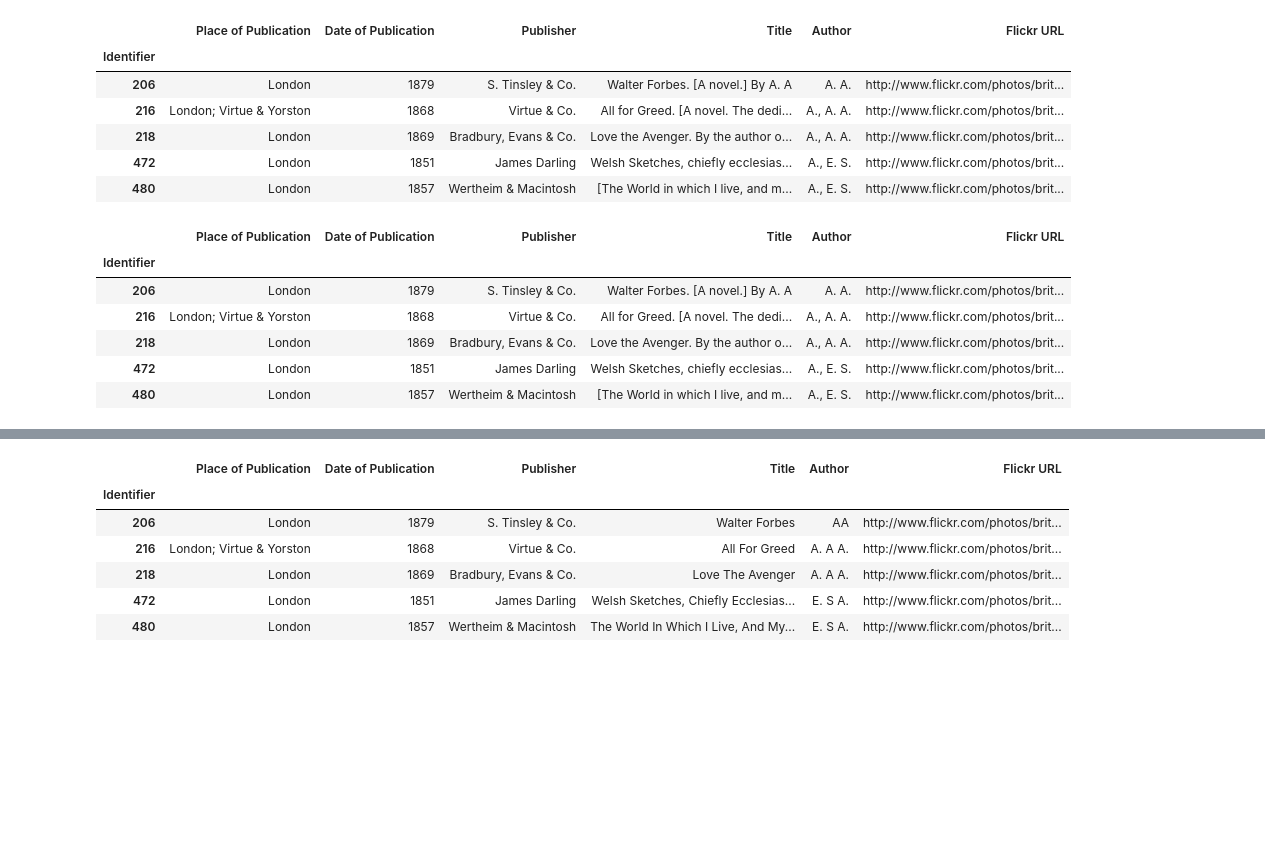
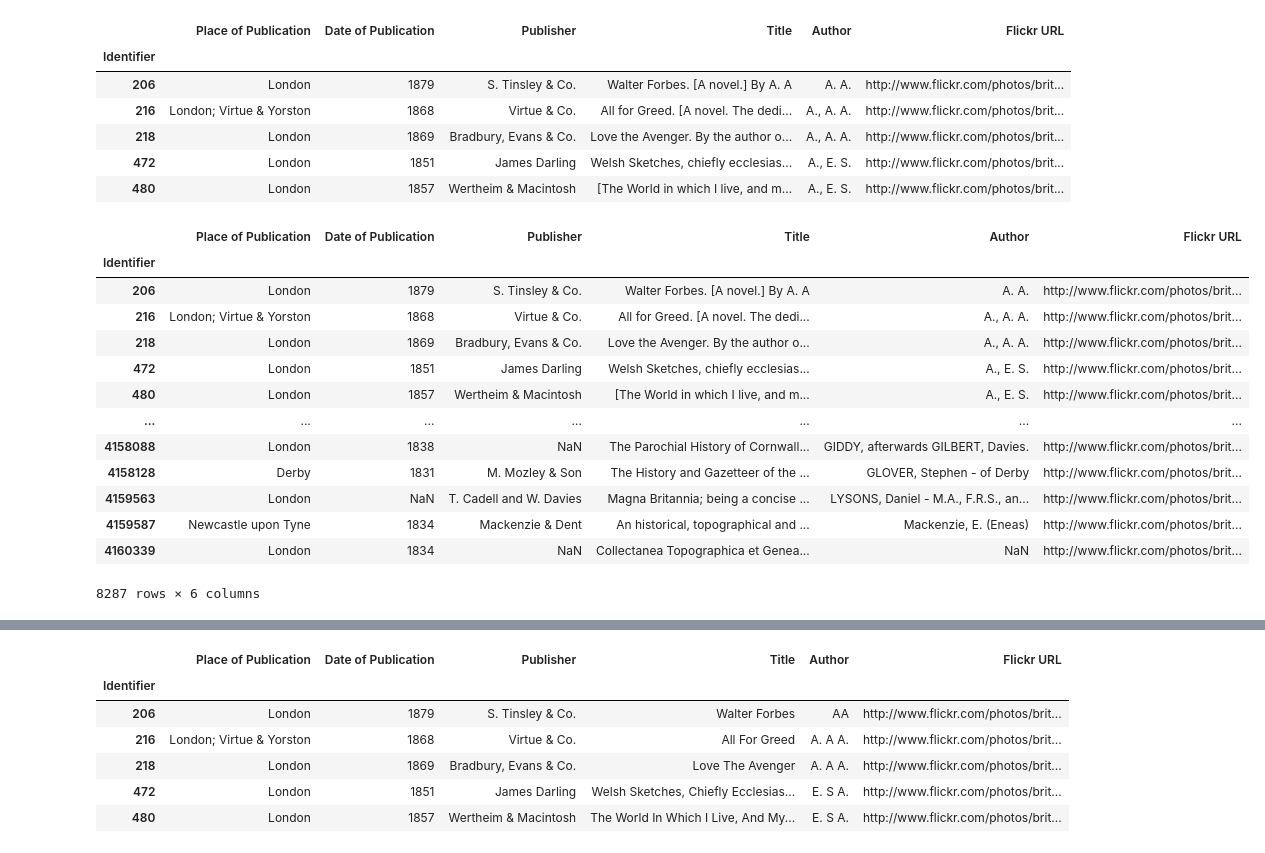
Before and after one commit to TakayumAja/Machine-Learning-21221, a Jupyter notebook: Minggu 3 Data Pre-processing/Data Cleaning .ipynb, the cells around one changed output, grey strips where cells are left out. Drawn from its saved outputs; the diff is of its cells as text; code cells hidden in the pictures; blank space fills up the shorter version.

Commit message:
tugas tm 03 mata kuliah Machine Learning

```diff
--- a/Minggu 3 Data Pre-processing/Data Cleaning .ipynb
+++ b/Minggu 3 Data Pre-processing/Data Cleaning .ipynb
@@ -7,7 +7,7 @@ from functools import reduce
 # %% [markdown]
 ## Menghapus kolom yang tidak perlu
 # %%
-df = pd.read_csv('C:/Users/Ay/Unej/2021_2022_1/Machine Learning/Minggu 3 Data Pre-processing/Data/data_train_cleaning_book.csv')
+df = pd.read_csv('./Data/data_train_cleaning_book.csv')
 df.head()
 # %% [output]
 |  | Identifier | Edition Statement | Place of Publication | Date of Publication | Publisher | Title | Author | ... |
@@ -100,28 +100,35 @@ df.head()
 # %%
 #alternate way of cleaning Date of Publication
 #run cell to see output
 unwanted_characters = ['[', ',', '-']
 
 def clean_dates(dop):
     dop = str(dop)
     if dop.startswith('[') or dop == 'nan':
         return 'NaN'
     for character in unwanted_characters:
         if character in dop:
             character_index = dop.find(character)
             dop = dop[:character_index]
     return dop
 
 df['Date of Publication'] = df['Date of Publication'].apply(clean_dates)
-df.head()
+df
 # %% [output]
 |  | Place of Publication | Date of Publication | Publisher | Title | Author | Flickr URL |
 | Identifier |  |  |  |  |  |  |
 | 206 | London | 1879 | S. Tinsley & Co. | Walter Forbes. [A novel.] By A. A | A. A. | http://www.flickr.com/photos/brit... |
 | 216 | London; Virtue & Yorston | 1868 | Virtue & Co. | All for Greed. [A novel. The dedi... | A., A. A. | http://www.flickr.com/photos/brit... |
 | 218 | London | 1869 | Bradbury, Evans & Co. | Love the Avenger. By the author o... | A., A. A. | http://www.flickr.com/photos/brit... |
 | 472 | London | 1851 | James Darling | Welsh Sketches, chiefly ecclesias... | A., E. S. | http://www.flickr.com/photos/brit... |
 | 480 | London | 1857 | Wertheim & Macintosh | [The World in which I live, and m... | A., E. S. | http://www.flickr.com/photos/brit... |
+| ... | ... | ... | ... | ... | ... | ... |
+| 4158088 | London | 1838 | NaN | The Parochial History of Cornwall... | GIDDY, afterwards GILBERT, Davies. | http://www.flickr.com/photos/brit... |
+| 4158128 | Derby | 1831 | M. Mozley & Son | The History and Gazetteer of the ... | GLOVER, Stephen - of Derby | http://www.flickr.com/photos/brit... |
+| 4159563 | London | NaN | T. Cadell and W. Davies | Magna Britannia; being a concise ... | LYSONS, Daniel - M.A., F.R.S., an... | http://www.flickr.com/photos/brit... |
+| 4159587 | Newcastle upon Tyne | 1834 | Mackenzie & Dent | An historical, topographical and ... | Mackenzie, E. (Eneas) | http://www.flickr.com/photos/brit... |
+| 4160339 | London | 1834 | NaN | Collectanea Topographica et Genea... | NaN | http://www.flickr.com/photos/brit... |
+8287 rows × 6 columns
 # %%
 def clean_author_names(author):
 
```
Also changed, not shown: parts of 4 cells of this notebook, 7 other files.
